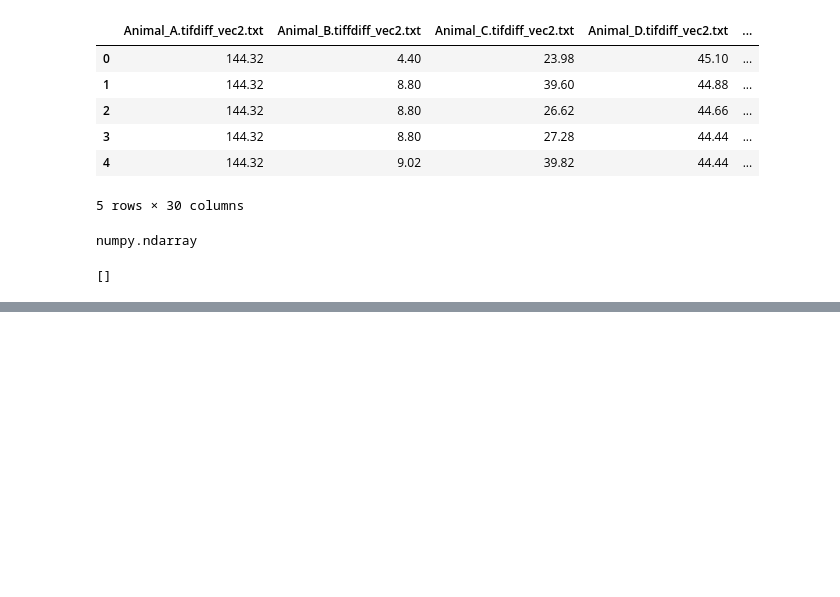
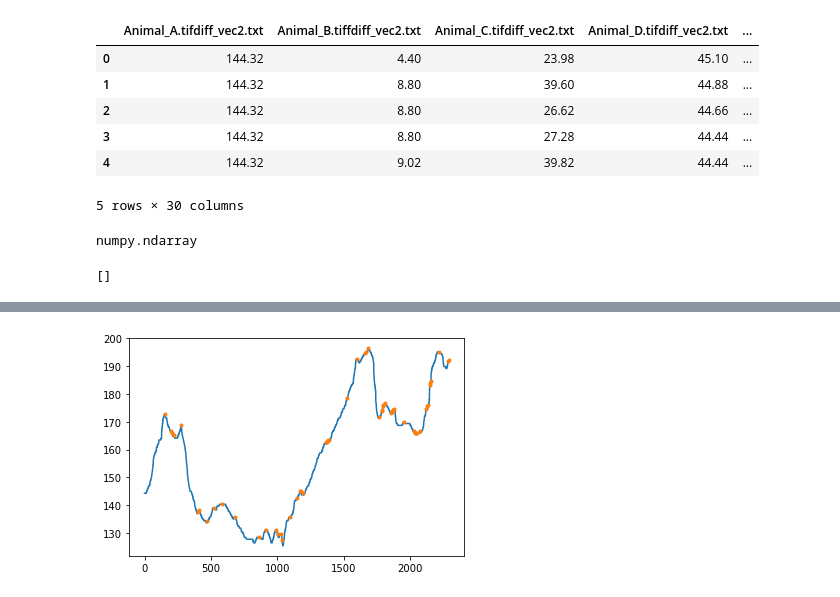
Before and after one commit to sowusu08/2324-segura-fiji, a Jupyter notebook: code/230601-segura-meeting-clusterAnalysis.ipynb, the cells around one changed output, grey strips where cells are left out. Cells and saved outputs as stored; diff of their text form; code cells hidden in the pictures; blank space fills up the shorter version.

```diff
--- a/code/230601-segura-meeting-clusterAnalysis.ipynb
+++ b/code/230601-segura-meeting-clusterAnalysis.ipynb
@@ -154,0 +169,10 @@ print(epidermis_peak_indices[0:4])
+# %%
+## 3b plot example of peaks for dermis, animal A
+Animal_A_dermis_lengths = all_dermis_lengths_in_microns[all_dermis_lengths_in_microns.columns.values[0]]
+Animal_A_dermis_peak_indices = dermis_peak_indices[0]
+
+plt.plot(Animal_A_dermis_lengths)
+plt.plot(Animal_A_dermis_peak_indices, Animal_A_dermis_lengths[Animal_A_dermis_peak_indices], ".")
+plt.show()
+# %% [output]
+[figure, added]
```
Also changed, not shown: parts of 6 cells of this notebook.
